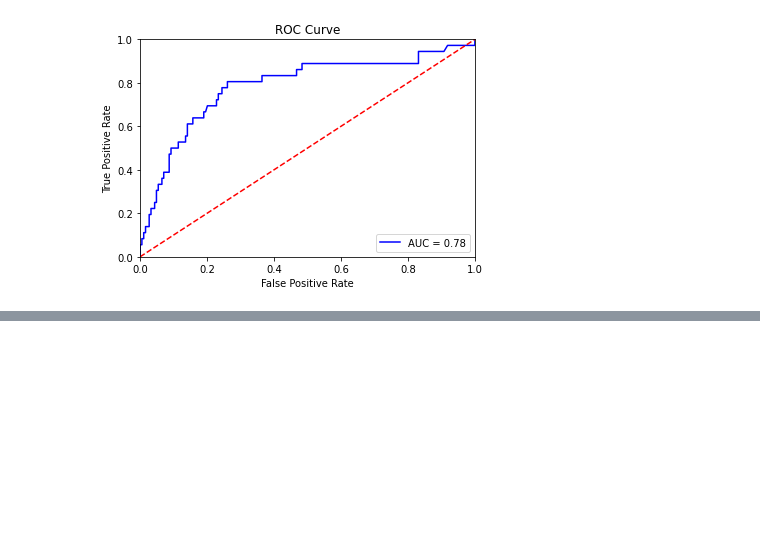
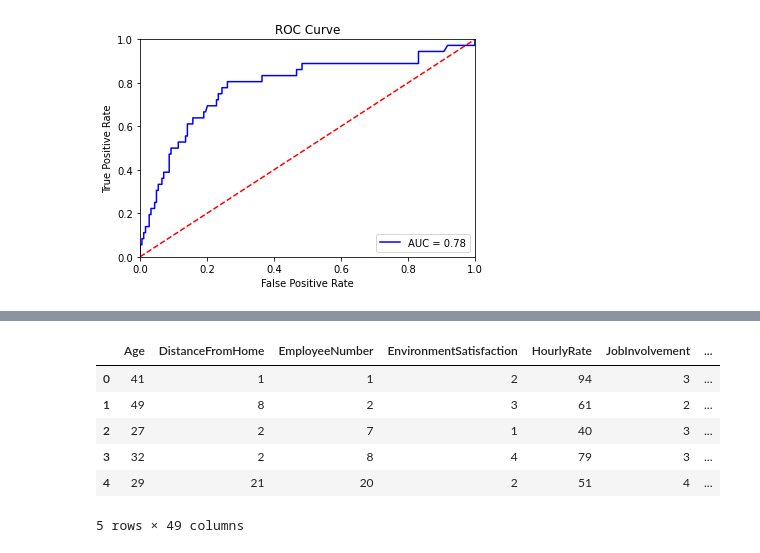
Before and after one commit to SprinTech/turn-over-employees, a Jupyter notebook: notebook/turn_over.ipynb, the cells around one changed output, grey strips where cells are left out. Cells and saved outputs as stored; diff of their text form; code cells hidden in the pictures; blank space fills up the shorter version.

```diff
--- a/notebook/turn_over.ipynb
+++ b/notebook/turn_over.ipynb
@@ -269,0 +286,11 @@ Test ROC AUC SCORE : 0.805
+# %%
+testset['Attrition'].value_counts()
+testset.head(5)
+# %% [output]
+|  | Age | DistanceFromHome | EmployeeNumber | EnvironmentSatisfaction | HourlyRate | JobInvolvement | ... |
+| 0 | 41 | 1 | 1 | 2 | 94 | 3 | ... |
+| 1 | 49 | 8 | 2 | 3 | 61 | 2 | ... |
+| 2 | 27 | 2 | 7 | 1 | 40 | 3 | ... |
+| 3 | 32 | 2 | 8 | 4 | 79 | 3 | ... |
+| 4 | 29 | 21 | 20 | 2 | 51 | 4 | ... |
+5 rows × 49 columns
```
Also changed, not shown: parts of 16 cells of this notebook.
